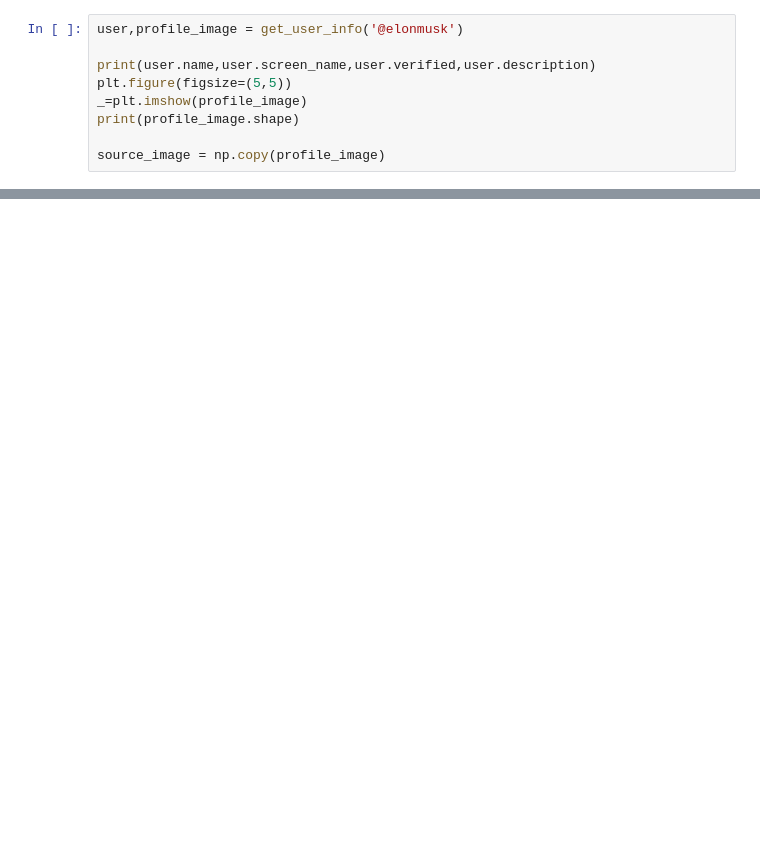
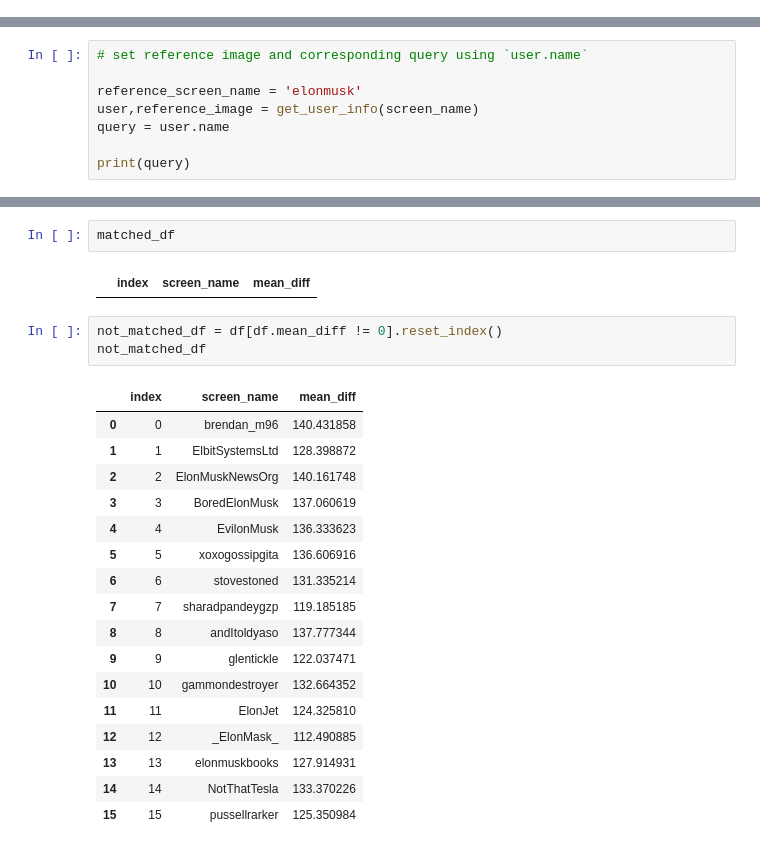
Before and after one commit to pangyuteng/twitter-crypto-scam-detector, a Jupyter notebook: playground.ipynb, the cells around one changed output, grey strips where cells are left out. Drawn from its saved outputs; the diff is of its cells as text; blank space fills up the shorter version.

```diff
--- a/playground.ipynb
+++ b/playground.ipynb
@@ -126,9 +66,0 @@ Pomp 🌪 APompliano True Co-founder at Morgan Creek Digital. I host a top 10 po
-# %%
-user,profile_image = get_user_info('@elonmusk')
-
-print(user.name,user.screen_name,user.verified,user.description)
-plt.figure(figsize=(5,5))
-_=plt.imshow(profile_image)
-print(profile_image.shape)
-
-source_image = np.copy(profile_image)
@@ -140,0 +73,8 @@ search_phrase = user.name
+# %%
+# set reference image and corresponding query using `user.name`
+
+reference_screen_name = 'elonmusk'
+user,reference_image = get_user_info(screen_name)
+query = user.name
+
+print(query)
@@ -206,0 +151,25 @@ plt.grid(True)
+# %%
+matched_df
+# %% [output]
+|  | index | screen_name | mean_diff |
+# %%
+not_matched_df = df[df.mean_diff != 0].reset_index()
+not_matched_df
+# %% [output]
+|  | index | screen_name | mean_diff |
+| 0 | 0 | brendan_m96 | 140.431858 |
+| 1 | 1 | ElbitSystemsLtd | 128.398872 |
+| 2 | 2 | ElonMuskNewsOrg | 140.161748 |
+| 3 | 3 | BoredElonMusk | 137.060619 |
+| 4 | 4 | EvilonMusk | 136.333623 |
+| 5 | 5 | xoxogossipgita | 136.606916 |
+| 6 | 6 | stovestoned | 131.335214 |
+| 7 | 7 | sharadpandeygzp | 119.185185 |
+| 8 | 8 | andItoldyaso | 137.777344 |
+| 9 | 9 | glentickle | 122.037471 |
+| 10 | 10 | gammondestroyer | 132.664352 |
+| 11 | 11 | ElonJet | 124.325810 |
+| 12 | 12 | _ElonMask_ | 112.490885 |
+| 13 | 13 | elonmuskbooks | 127.914931 |
+| 14 | 14 | NotThatTesla | 133.370226 |
+| 15 | 15 | pussellrarker | 125.350984 |
```
Also changed, not shown: parts of 23 cells of this notebook, 2 other files.
